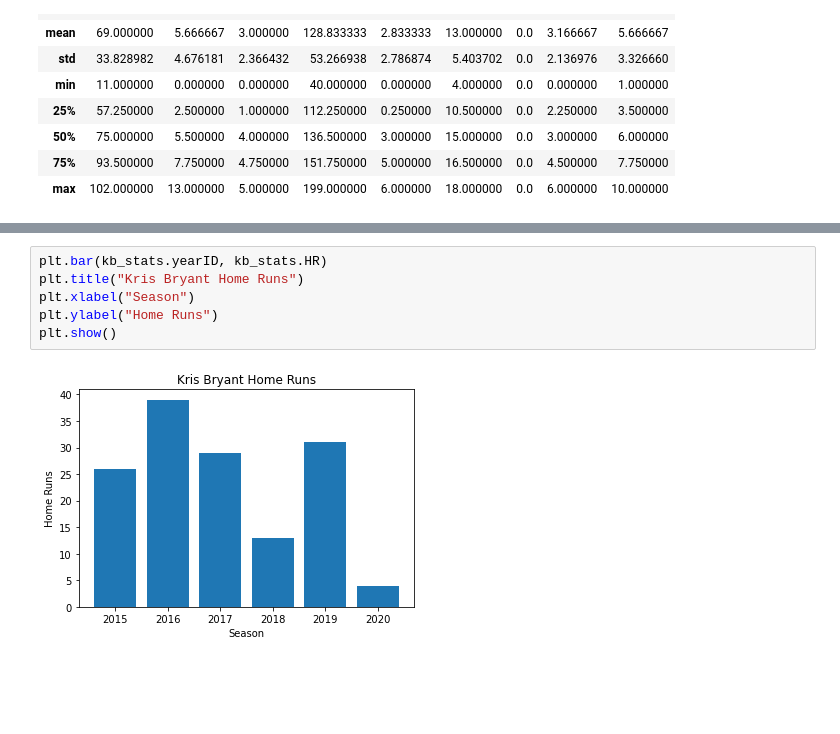
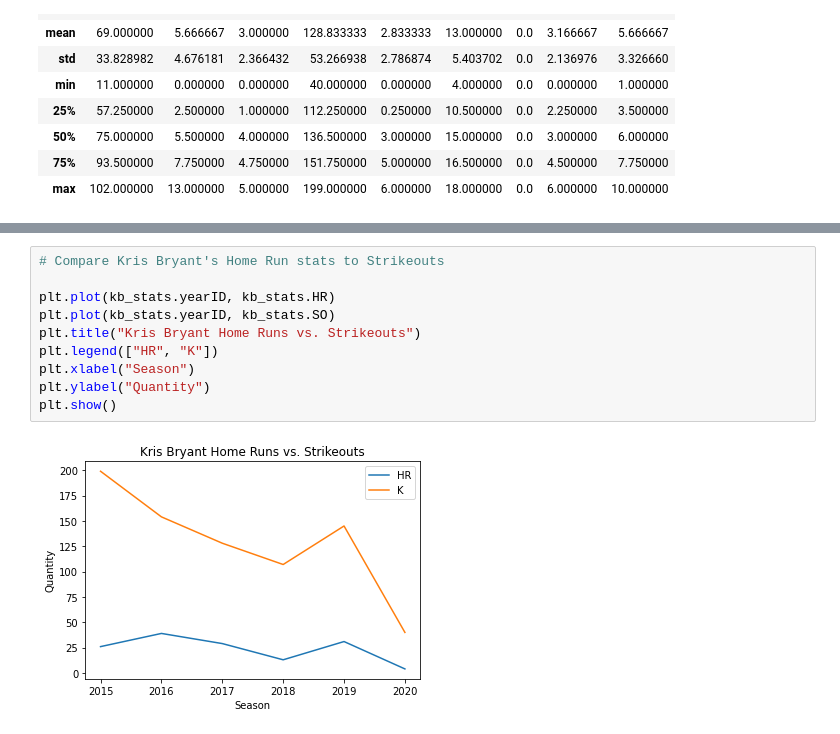
Before and after one commit to matthewjchin/baseballstats, a Jupyter notebook: Slug_Datavis.ipynb, the cells around one changed output, grey strips where cells are left out. Saved outputs shown, nothing was run; the diff lists cells and outputs as text; blank space fills up the shorter version.

```diff
--- a/Slug_Datavis.ipynb
+++ b/Slug_Datavis.ipynb
@@ -260,8 +269,12 @@ plt.show()
 # %%
-plt.bar(kb_stats.yearID, kb_stats.HR)
-plt.title("Kris Bryant Home Runs")
+# Compare Kris Bryant's Home Run stats to Strikeouts
+
+plt.plot(kb_stats.yearID, kb_stats.HR)
+plt.plot(kb_stats.yearID, kb_stats.SO)
+plt.title("Kris Bryant Home Runs vs. Strikeouts")
+plt.legend(["HR", "K"])
 plt.xlabel("Season")
-plt.ylabel("Home Runs")
+plt.ylabel("Quantity")
 plt.show()
 # %% [output]
-[figure, old version]
+[figure, new version]
```
Also changed, not shown: parts of 5 cells of this notebook.
